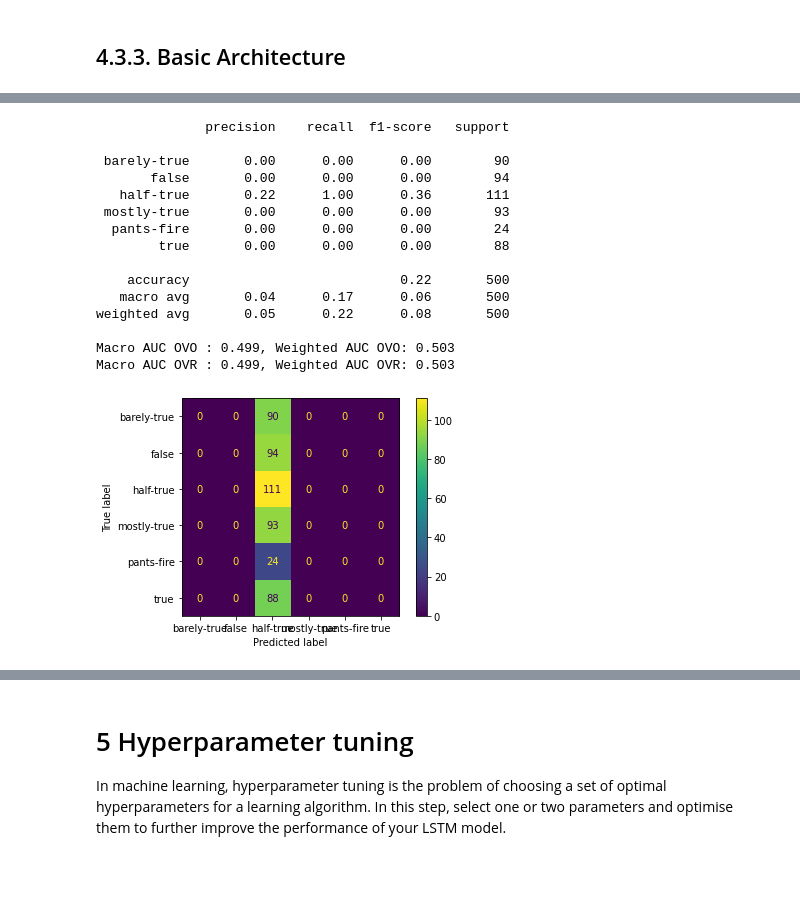
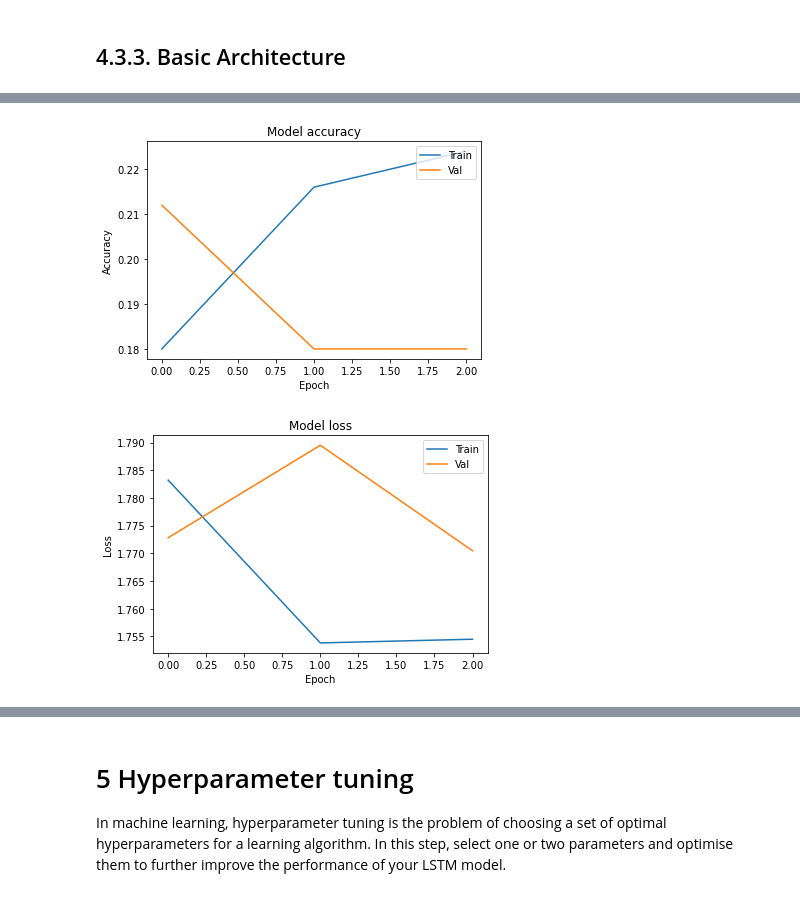
Before and after one commit to hifrickenfive/UniAdelaideAIML, a Jupyter notebook: assignment4/assignment4.ipynb, the cells around one changed output, grey strips where cells are left out. Saved outputs shown, nothing was run; the diff lists cells and outputs as text; code cells hidden in the pictures; blank space fills up the shorter version.

```diff
--- a/assignment4/assignment4.ipynb
+++ b/assignment4/assignment4.ipynb
@@ -763,8 +834,8 @@ def EvalDeepLearningModel(myLSTM, xTest, yTest, labelMap):
 myLSTM0 = Sequential()
 myLSTM0.add(Embedding(MAX_NUM_WORDS, 128))
 myLSTM0.add(LSTM(128, dropout=0.2, recurrent_dropout=0.2, return_sequences=False))
-myLSTM0.add(Dense(6, activation='sigmoid'))
-myLSTM0.compile(loss='categorical_crossentropy', optimizer='adam', metrics=['accuracy'])
+myLSTM0.add(Dense(6, activation='softmax')) # Use softmax for multi-class classification
+myLSTM0.compile(loss='categorical_crossentropy', optimizer='adam', metrics=['accuracy']) # use categorical_crossentropy for multi-class classification
 
 # Train The Model
 print('\nTraining the model...')
@@ -823,19 +857,5 @@ print(pred)
-# %%
-EvalDeepLearningModel(myLSTM0, testData, yTest, labelMapIntAsKey)
-# %% [output]
-              precision    recall  f1-score   support
-
- barely-true       0.00      0.00      0.00        90
-       false       0.00      0.00      0.00        94
-   half-true       0.22      1.00      0.36       111
- mostly-true       0.00      0.00      0.00        93
-  pants-fire       0.00      0.00      0.00        24
-        true       0.00      0.00      0.00        88
-
-    accuracy                           0.22       500
-   macro avg       0.04      0.17      0.06       500
-weighted avg       0.05      0.22      0.08       500
-
-Macro AUC OVO : 0.499, Weighted AUC OVO: 0.503
-Macro AUC OVR : 0.499, Weighted AUC OVR: 0.503
-[figure, removed]
+# %%
+PlotHistory(resultBasic)
+# %% [output]
+[figure, added]
+[figure, added]
```
Also changed, not shown: parts of 53 cells of this notebook, 1 other file.
